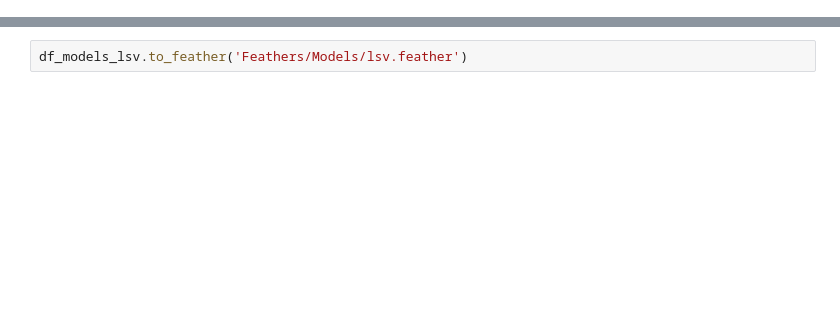
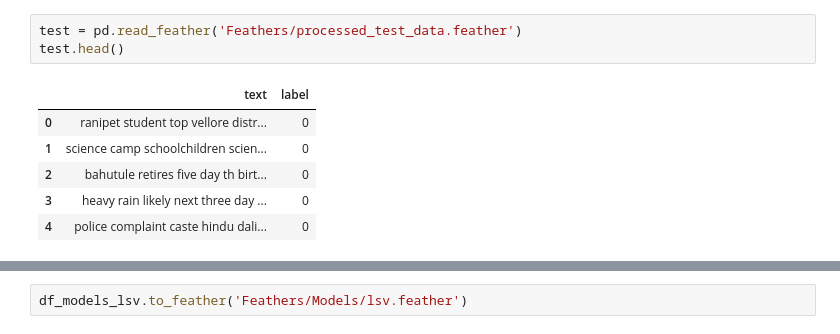
Before and after one commit to mayorofdesalle/koc-training, a Jupyter notebook: 03. Training Models/newsClassifier_LSV.ipynb, the cells around one changed output, grey strips where cells are left out. Saved outputs shown, nothing was run; the diff lists cells and outputs as text; blank space fills up the shorter version.

```diff
--- a/03. Training Models/newsClassifier_LSV.ipynb
+++ b/03. Training Models/newsClassifier_LSV.ipynb
@@ -76,4 +72,14 @@ Best parameters set:
         tfidf__norm: 'l2'
         tfidf__smooth_idf: True
         tfidf__use_idf: True
+# %%
+test = pd.read_feather('Feathers/processed_test_data.feather')
+test.head()
+# %% [output]
+|  | text | label |
+| 0 | ranipet student top vellore distr... | 0 |
+| 1 | science camp schoolchildren scien... | 0 |
+| 2 | bahutule retires five day th birt... | 0 |
+| 3 | heavy rain likely next three day ... | 0 |
+| 4 | police complaint caste hindu dali... | 0 |
 # %%
```
Also changed, not shown: parts of 6 cells of this notebook, 1 other file.
